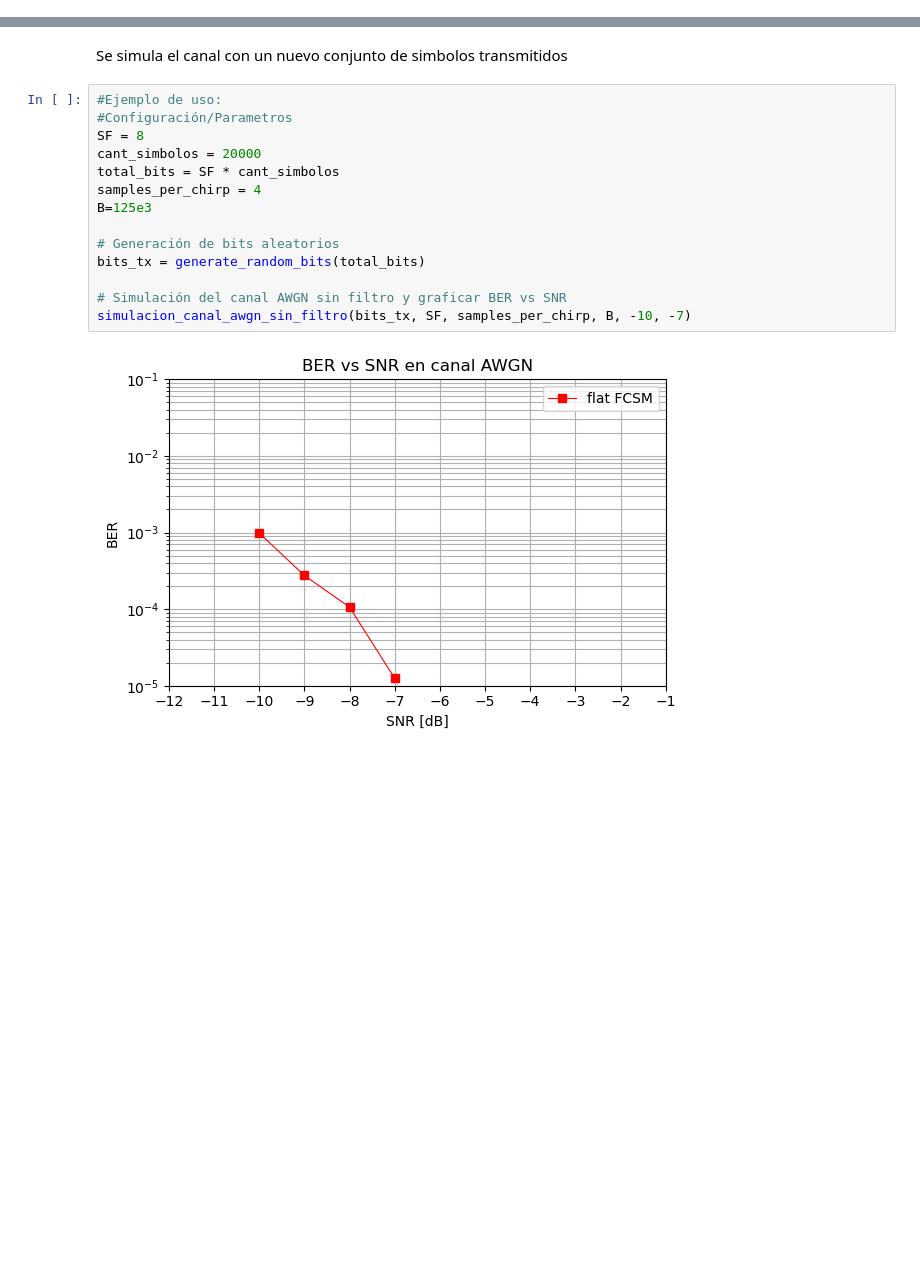
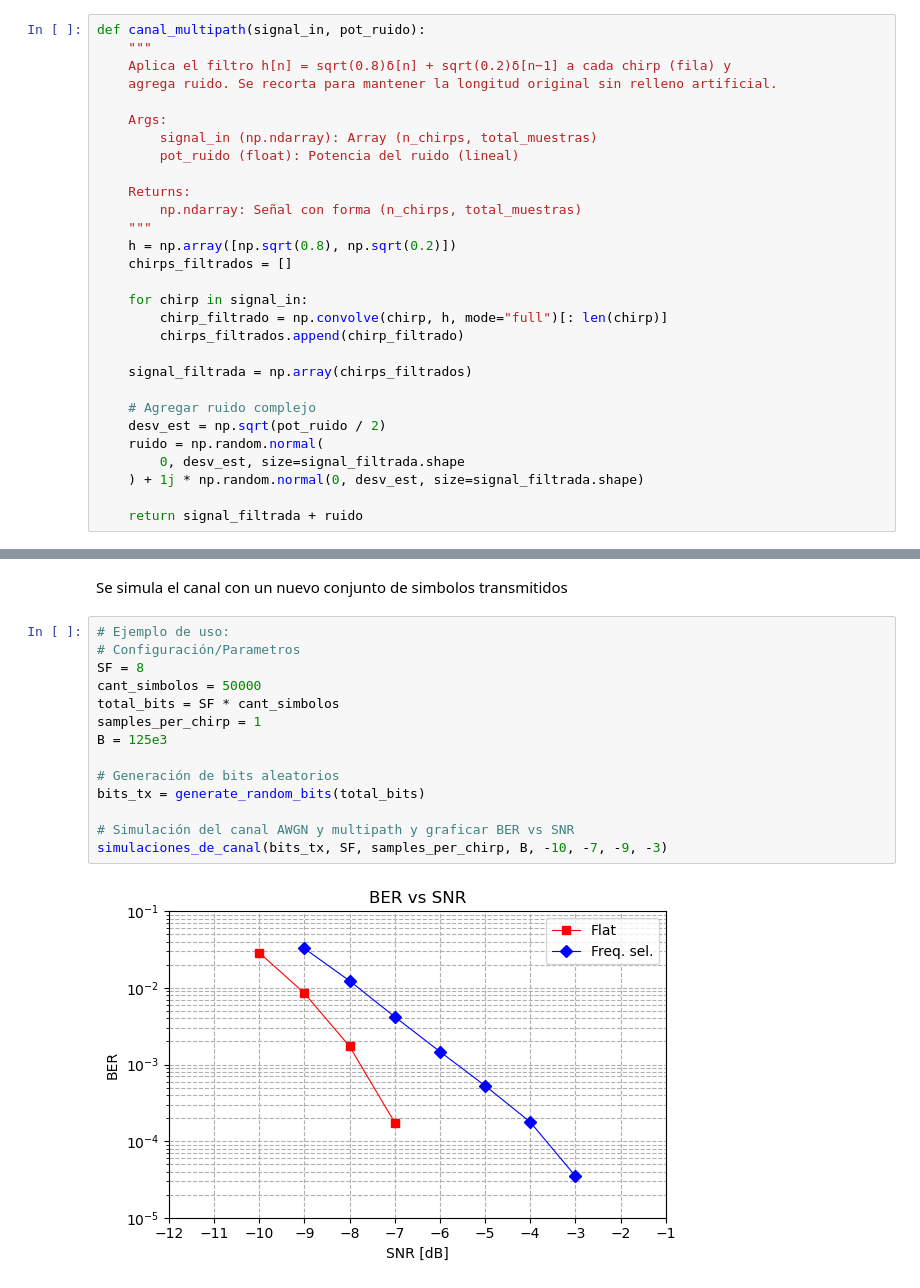
Before and after one commit to nicopinera/com-dig, a Jupyter notebook: Entregas/TerceraEntrega.ipynb, the cells around one changed output, grey strips where cells are left out. Cells and saved outputs as stored; diff of their text form; blank space fills up the shorter version.

```diff
--- a/Entregas/TerceraEntrega.ipynb
+++ b/Entregas/TerceraEntrega.ipynb
@@ -630 +770,30 @@ A continuacion se genera la simulacion del **canal Flat**
+# %%
+def canal_multipath(signal_in, pot_ruido):
+    """
+    Aplica el filtro h[n] = sqrt(0.8)δ[n] + sqrt(0.2)δ[n−1] a cada chirp (fila) y
+    agrega ruido. Se recorta para mantener la longitud original sin relleno artificial.
+
+    Args:
+        signal_in (np.ndarray): Array (n_chirps, total_muestras)
+        pot_ruido (float): Potencia del ruido (lineal)
+
+    Returns:
+        np.ndarray: Señal con forma (n_chirps, total_muestras)
+    """
+    h = np.array([np.sqrt(0.8), np.sqrt(0.2)])
+    chirps_filtrados = []
+
+    for chirp in signal_in:
+        chirp_filtrado = np.convolve(chirp, h, mode="full")[: len(chirp)]
+        chirps_filtrados.append(chirp_filtrado)
+
+    signal_filtrada = np.array(chirps_filtrados)
+
+    # Agregar ruido complejo
+    desv_est = np.sqrt(pot_ruido / 2)
+    ruido = np.random.normal(
+        0, desv_est, size=signal_filtrada.shape
+    ) + 1j * np.random.normal(0, desv_est, size=signal_filtrada.shape)
+
+    return signal_filtrada + ruido
 # %%
@@ -678,18 +979,18 @@ def simulacion_canal_awgn_sin_filtro(bits_tx, SF, samples_per_chirp, B, min_snr,
 # %% [markdown]
 Se simula el canal con un nuevo conjunto de simbolos transmitidos
 # %%
-#Ejemplo de uso:
-#Configuración/Parametros
+# Ejemplo de uso:
+# Configuración/Parametros
 SF = 8
-cant_simbolos = 20000
+cant_simbolos = 50000
 total_bits = SF * cant_simbolos
-samples_per_chirp = 4
-B=125e3
+samples_per_chirp = 1
+B = 125e3
 
 # Generación de bits aleatorios
 bits_tx = generate_random_bits(total_bits)
 
-# Simulación del canal AWGN sin filtro y graficar BER vs SNR
-simulacion_canal_awgn_sin_filtro(bits_tx, SF, samples_per_chirp, B, -10, -7)
+# Simulación del canal AWGN y multipath y graficar BER vs SNR
+simulaciones_de_canal(bits_tx, SF, samples_per_chirp, B, -10, -7, -9, -3)
 # %% [output]
-[figure, old version]
+[figure, new version]
```
Also changed, not shown: parts of 49 cells of this notebook, 1 other file.
